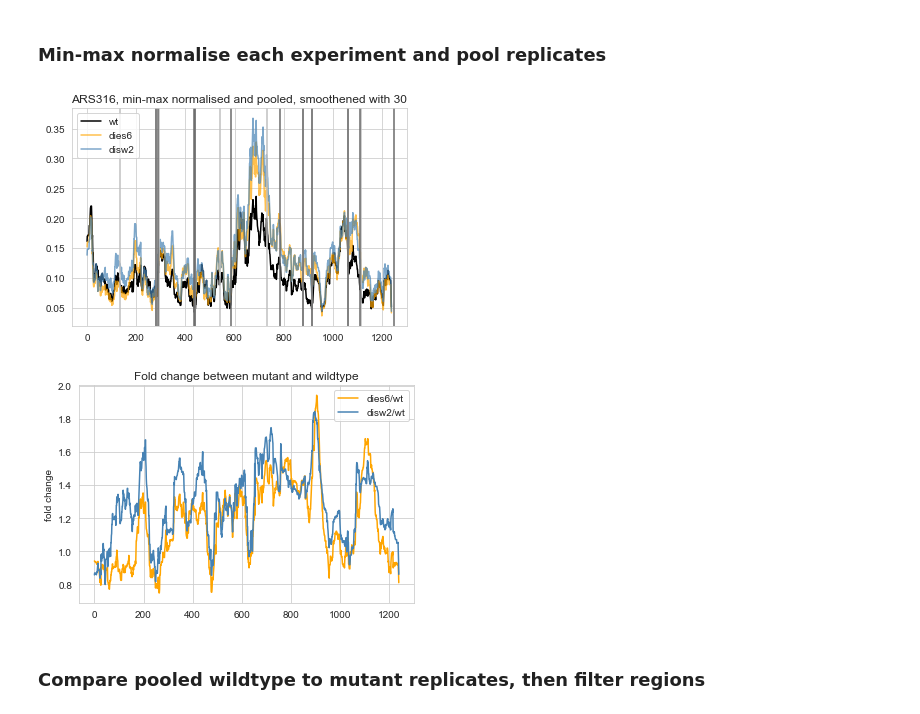
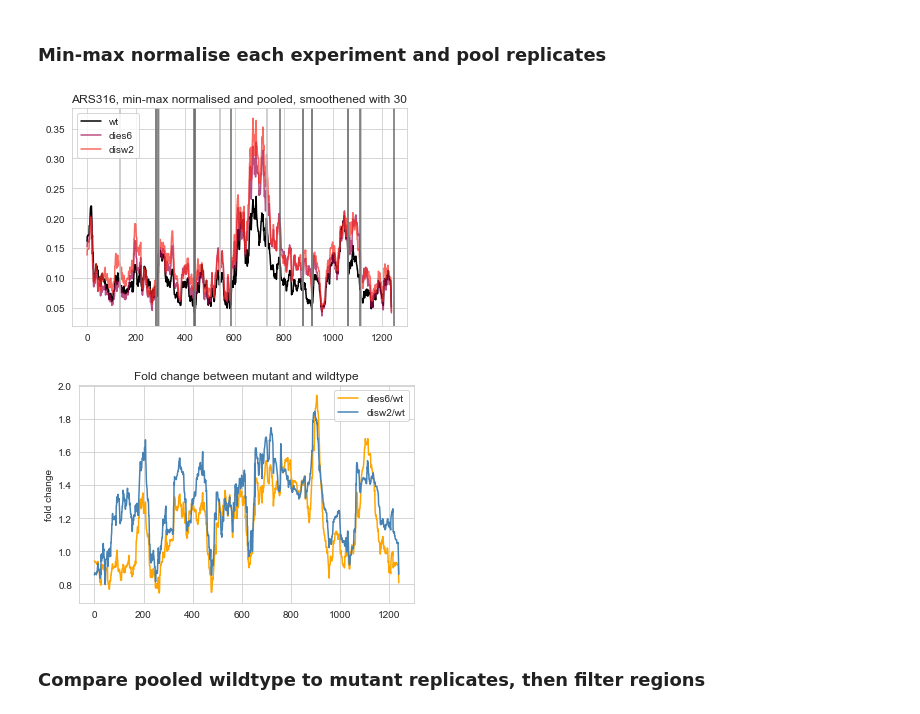
Before and after one commit to KarolineHoller/nanopore_methylation, a Jupyter notebook: methylation_analysis_20220502_ARS316.ipynb, the cells around one changed output. Saved outputs shown, nothing was run; the diff lists cells and outputs as text; code cells hidden in the pictures.

```diff
--- a/methylation_analysis_20220502_ARS316.ipynb
+++ b/methylation_analysis_20220502_ARS316.ipynb
@@ -574,36 +574,37 @@ N=30
 
 sns.lineplot(x = range(wt_rep3_minmax.shape[0]),
              y = np.convolve(pooled_wt, np.ones(N)/N, mode="same"), #wt_min_max
              color = "black",
             label = "wt")
 sns.lineplot(x = range(wt_rep3_minmax.shape[0]),
              y = np.convolve(pooled_dies6, np.ones(N)/N, mode="same"), #dies6_min_max
-             color = "orange", alpha = 0.7,
+             color = "#9f044c", alpha = 0.7,
             label = "dies6")
 sns.lineplot(x = range(wt_rep3_minmax.shape[0]),
             y = np.convolve(pooled_disw2, np.ones(N)/N, mode = "same"), #disw2_min_max
-            color = "steelblue", alpha = 0.7,
+            color = "#f72b20", alpha = 0.7,
             label = "disw2")
 plt.title(load_dir +  ", min-max normalised and pooled, smoothened with " + str(N)) #pooled and min-max normalised
 for border in anno.loc[:, "pos_start"]:
     plt.axvline(border, color = "silver")
 for border in anno.loc[:, "pos_stop"]:
     plt.axvline(border, color = "dimgray")
 plt.show()
+#plt.savefig(load_dir + "/plots/average_smoothed_methylation_by_condition.png")
 
 sns.lineplot(x = range(wt_rep3_minmax.shape[0]),
              y = np.convolve(pooled_dies6, np.ones(N)/N, mode="same")/np.convolve(pooled_wt, np.ones(N)/N, mode="same"),
             color = "orange",
              label = "dies6/wt")
 sns.lineplot(x = range(wt_rep3_minmax.shape[0]),
              y = np.convolve(pooled_disw2, np.ones(N)/N, mode="same")/np.convolve(pooled_wt, np.ones(N)/N, mode="same"),
             color = "steelblue",
              label = "disw2/wt")
 plt.ylabel("fold change")
 plt.title("Fold change between mutant and wildtype")
 plt.show()
 # %% [output]
-[figure, old version]
+[figure, new version]
 [figure]
 # %% [markdown]
 ### Compare pooled wildtype to mutant replicates, then filter regions
```
Also changed, not shown: parts of 1 cell of this notebook, 2 other files.
